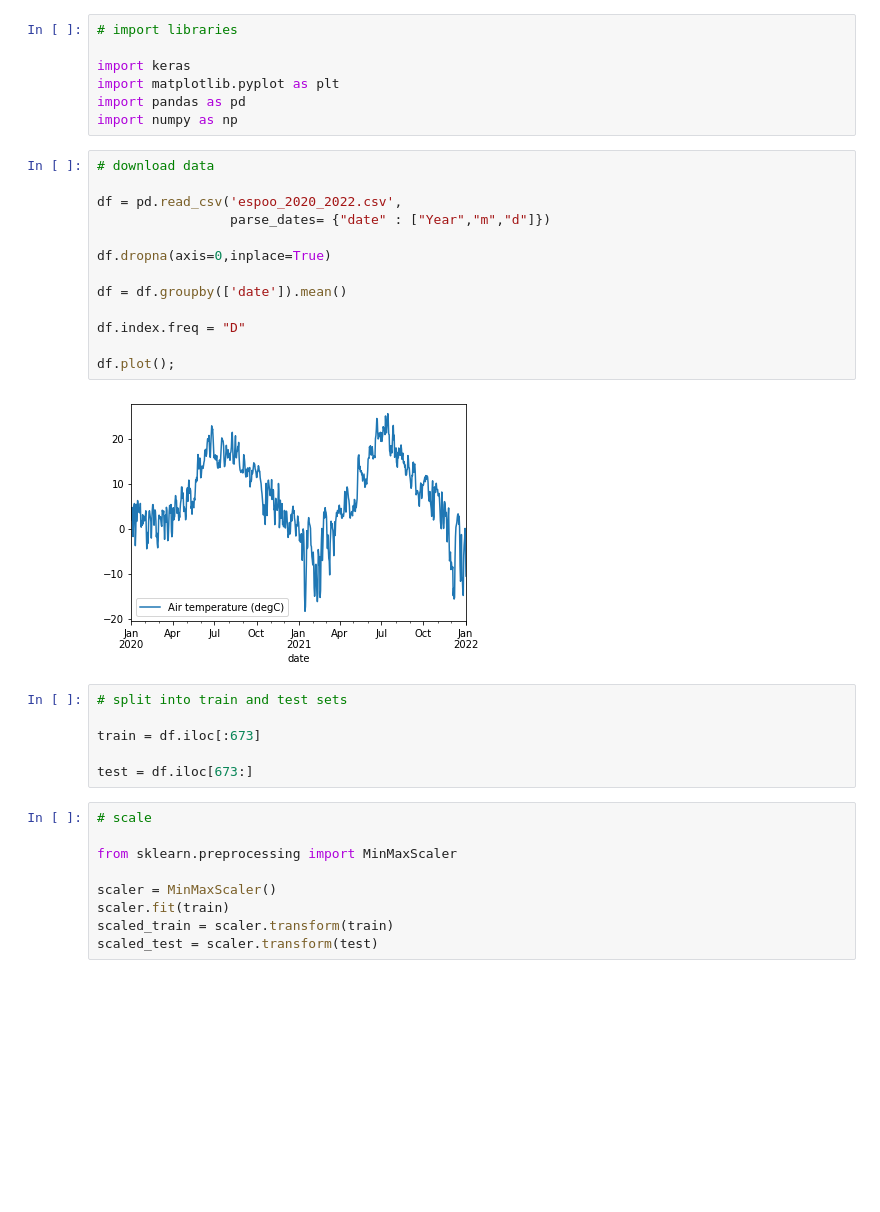
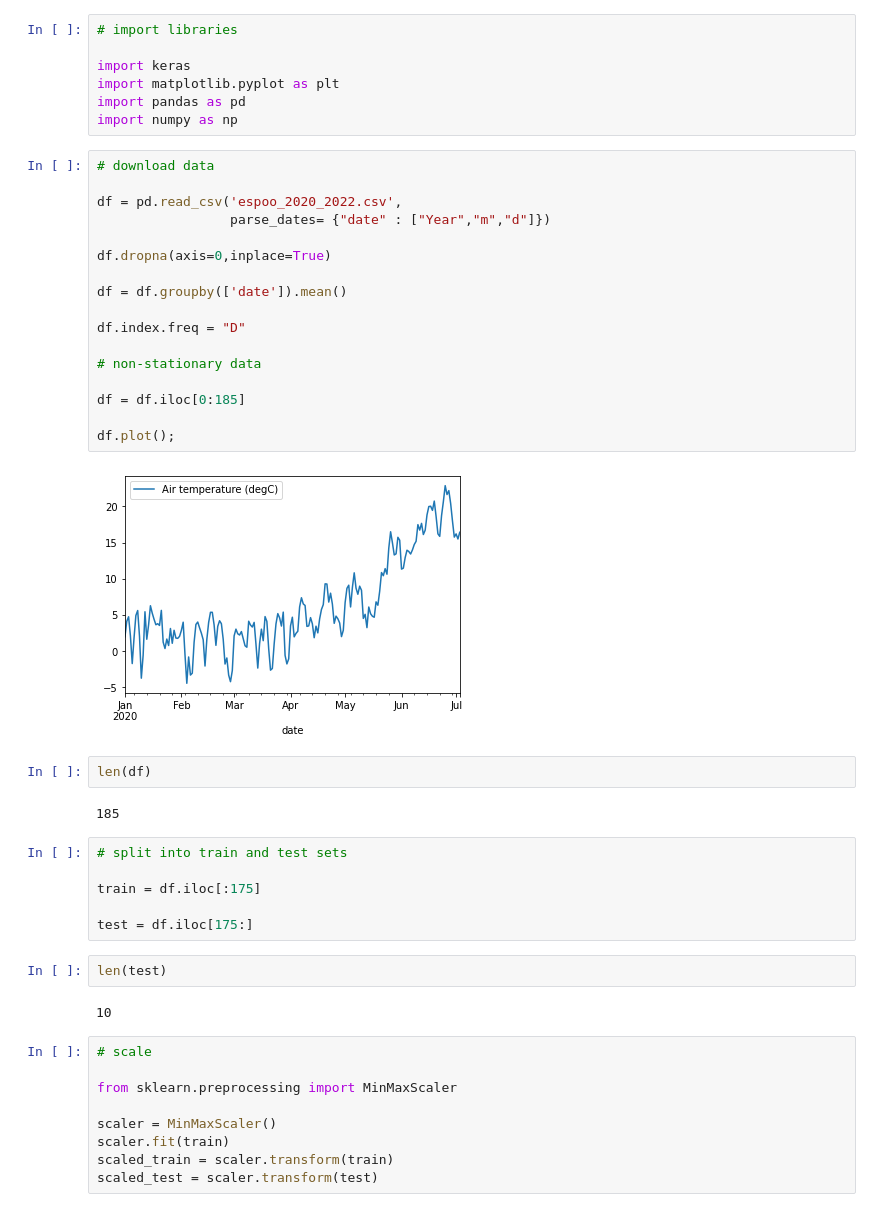
Before and after one commit to MikhailKuklin/time-series-analysis-forecasting, a Jupyter notebook: notebooks/04_ts_deep_learning_forecast.ipynb, the cells around one changed output. Saved outputs shown, nothing was run; the diff lists cells and outputs as text; blank space fills up the shorter version.

```diff
--- a/notebooks/04_ts_deep_learning_forecast.ipynb
+++ b/notebooks/04_ts_deep_learning_forecast.ipynb
@@ -10,24 +10,36 @@ import numpy as np
 # %%
 # download data
 
 df = pd.read_csv('espoo_2020_2022.csv',
                  parse_dates= {"date" : ["Year","m","d"]})
 
 df.dropna(axis=0,inplace=True)
 
 df = df.groupby(['date']).mean()
 
 df.index.freq = "D"
 
+# non-stationary data
+
+df = df.iloc[0:185]
+
 df.plot();
 # %% [output]
-[figure, old version]
+[figure, new version]
+# %%
+len(df)
+# %% [output]
+185
 # %%
 # split into train and test sets
 
-train = df.iloc[:673]
+train = df.iloc[:175]
 
-test = df.iloc[673:]
+test = df.iloc[175:]
+# %%
+len(test)
+# %% [output]
+10
 # %%
 # scale
 
```
Also changed, not shown: parts of 9 cells of this notebook.
